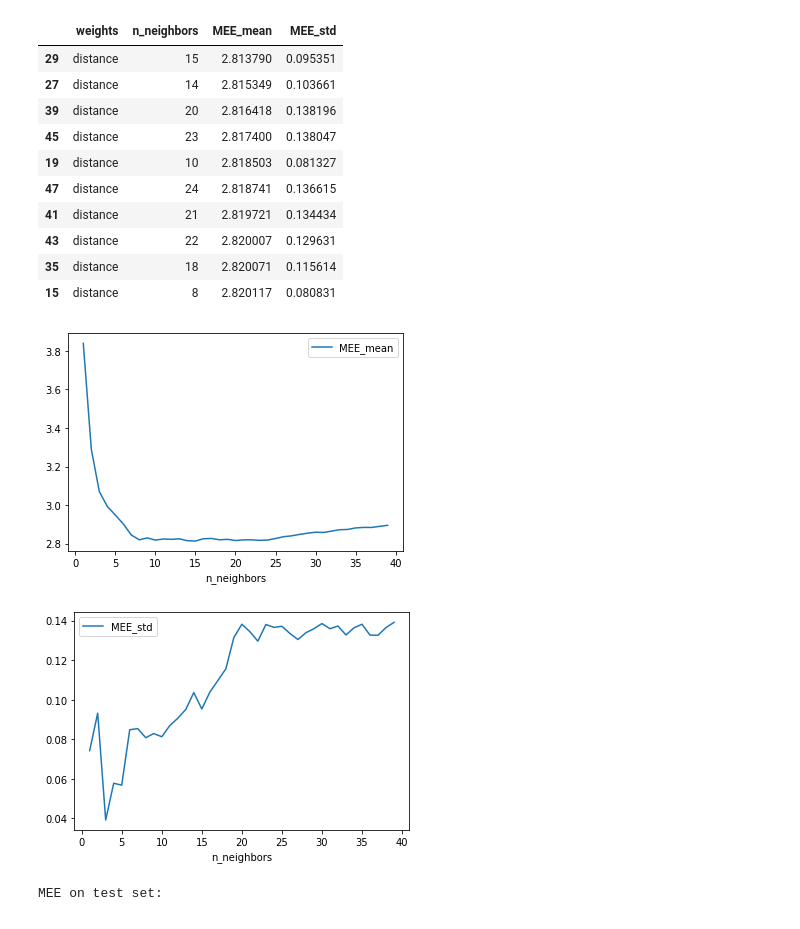
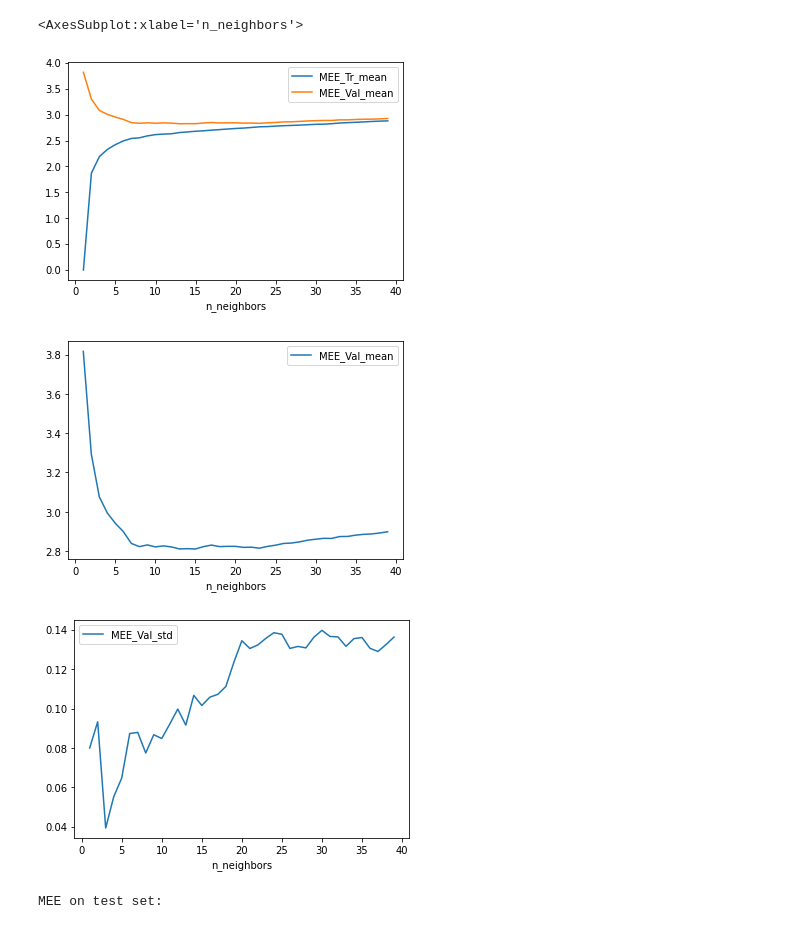
Before and after one commit to FeLusiani/ML_Project, a Jupyter notebook: MLCode/KNN.ipynb, the cells around one changed output. Cells and saved outputs as stored; diff of their text form; code cells hidden in the pictures.

Commit message:
Added training vs val plots

```diff
--- a/MLCode/KNN.ipynb
+++ b/MLCode/KNN.ipynb
@@ -19,7 +19,7 @@ for HyperParam in HP_list:
     n, weights = HyperParam
     knn_model = KNeighborsRegressor(n_neighbors=n, weights=weights)
     res = kFoldCross(knn_model.fit, knn_model.predict, X_dev, Y_dev, 5)
-    res = weights, n, res[0], res[1]
+    res = weights, n, res[0], res[1], res[2]
     results.append(res)
 
-df = pd.DataFrame(results, columns=['weights', 'n_neighbors', 'MEE_mean', 'MEE_std'])
+df = pd.DataFrame(results, columns=['weights', 'n_neighbors', 'MEE_Val_mean', 'MEE_Val_std', 'MEE_Tr_mean'])
@@ -26,26 +35,18 @@ df = pd.DataFrame(results, columns=['weights', 'n_neighbors', 'MEE_mean', 'MEE_s
 # %%
 df_uni = df.loc[df['weights'] == 'uniform']
 df_dist = df.loc[df['weights'] == 'distance']
 
 # df_uni.plot(x='n_neighbors', y='MEE_mean')
-df_dist.plot(x='n_neighbors', y='MEE_mean')
-df_dist.plot(x='n_neighbors', y='MEE_std')
+ax = df_uni.plot(x='n_neighbors', y='MEE_Tr_mean')
+df_uni.plot(ax=ax,x='n_neighbors', y='MEE_Val_mean')
 
-df.sort_values(by=['MEE_mean']).head(10)
+df_dist.plot(x='n_neighbors', y='MEE_Val_mean')
+df_dist.plot(x='n_neighbors', y='MEE_Val_std')
 # %% [output]
-|  | weights | n_neighbors | MEE_mean | MEE_std |
-| 29 | distance | 15 | 2.813790 | 0.095351 |
-| 27 | distance | 14 | 2.815349 | 0.103661 |
-| 39 | distance | 20 | 2.816418 | 0.138196 |
-| 45 | distance | 23 | 2.817400 | 0.138047 |
-| 19 | distance | 10 | 2.818503 | 0.081327 |
-| 47 | distance | 24 | 2.818741 | 0.136615 |
-| 41 | distance | 21 | 2.819721 | 0.134434 |
-| 43 | distance | 22 | 2.820007 | 0.129631 |
-| 35 | distance | 18 | 2.820071 | 0.115614 |
-| 15 | distance | 8 | 2.820117 | 0.080831 |
+<AxesSubplot:xlabel='n_neighbors'>
-[figure, old version]
+[figure, new version]
-[figure, old version]
+[figure, new version]
+[figure, added]
 # %%
 ## FINAL MODEL EVALUATION
 from MLCode.KCrossVal import MEE
```
Also changed, not shown: parts of 1 cell of this notebook, 4 other files.
